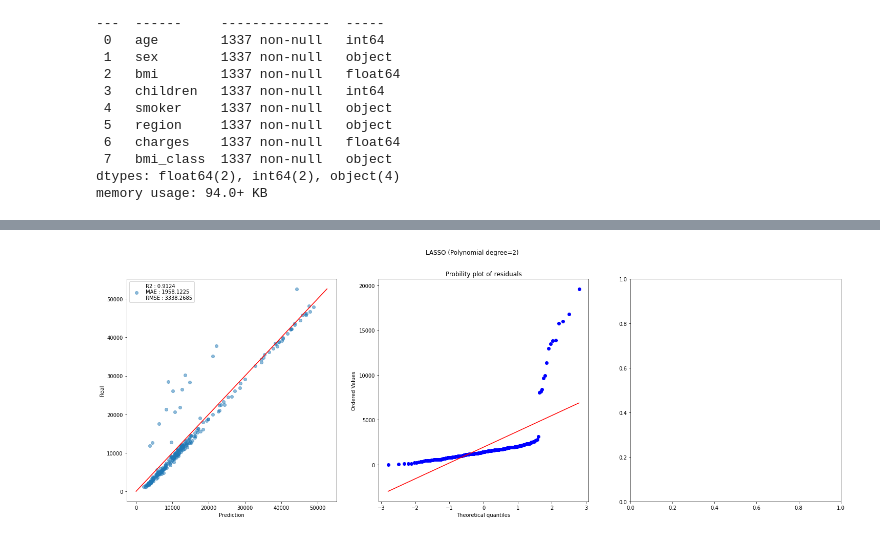
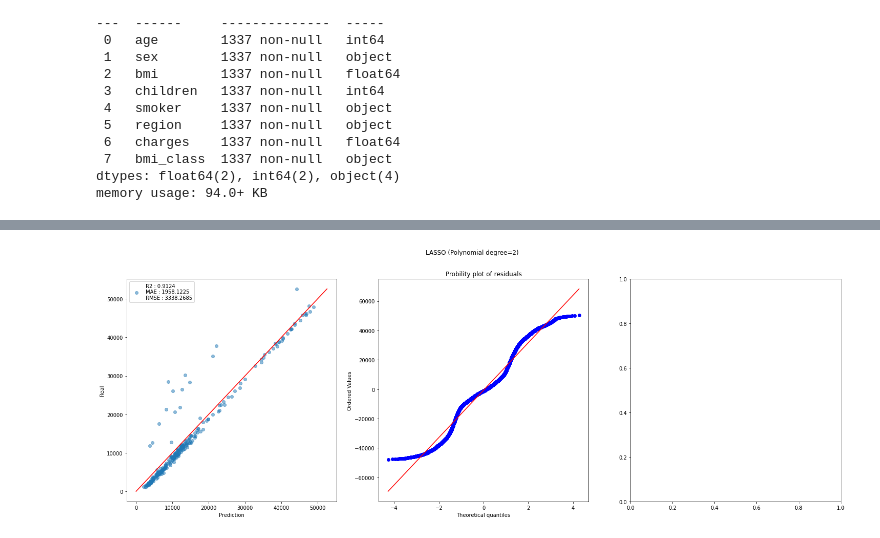
Before and after one commit to zoltarzol/brief_assur_aimant, a Jupyter notebook: Emad/analyse/new_test_Emad.ipynb, the cells around one changed output, grey strips where cells are left out. Saved outputs shown, nothing was run; the diff lists cells and outputs as text; code cells hidden in the pictures.

Commit message:
Add cook distance and models without cook distance

```diff
--- a/Emad/analyse/new_test_Emad.ipynb
+++ b/Emad/analyse/new_test_Emad.ipynb
@@ -270,7 +270,7 @@ metrics.append(["LASSO (Polynomial degree=2)",R2, MAE, RMSE, Model_score_test, M
 
 print(metrics[3])
 
-my_functions.plot_lasso_results('LASSO (Polynomial degree=2)', Lasso_model, y_train, X_train, y_pred, y_test, R2, MAE, RMSE, include_learning_curve=False)
+my_functions.plot_regression_results('LASSO (Polynomial degree=2)', Lasso_model, y_train, X_train, y_pred, y_test, R2, MAE, RMSE, include_learning_curve=False)
 # %% [output]
 LASSO with PolynomialFeatures(degree=2)
 ==================================================
@@ -283,4 +283,4 @@ Lasso Score with PolynomialFeatures(degree=2) : 0.9226943483692917
-[figure, old version]
+[figure, new version]
 # %%
 #preprocessor, X_train, X_test, y_train, y_test = make_pipeline_to_ML(X,y)
 
```
Also changed, not shown: parts of 9 cells of this notebook, 4 other files.
